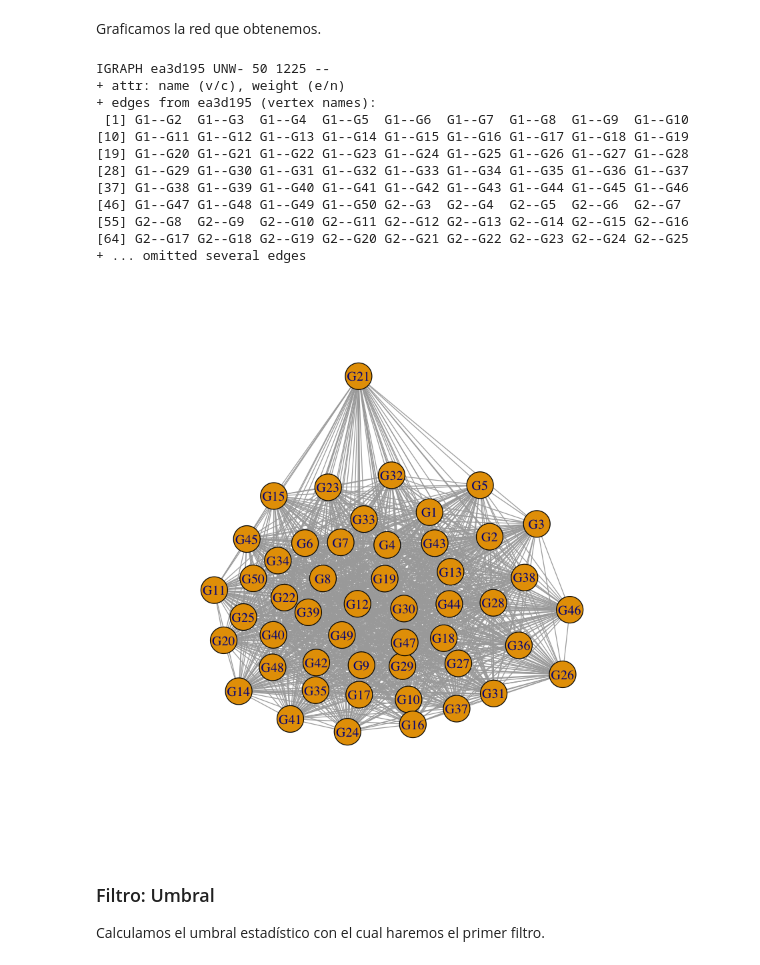
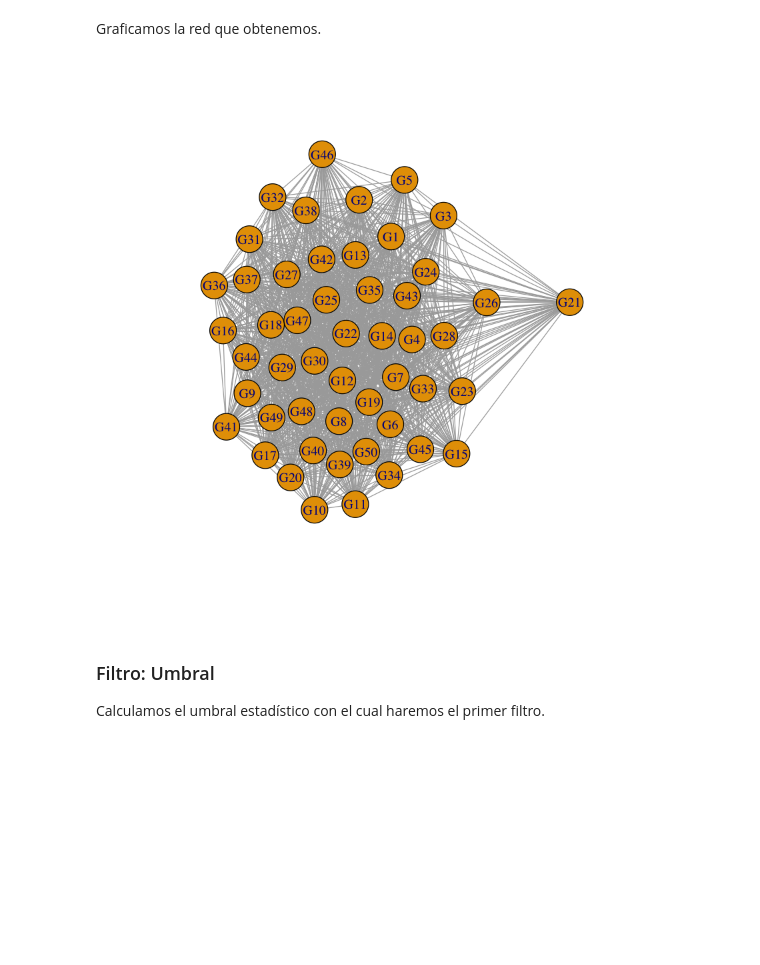
Before and after one commit to Yuriyama/Aracne, a Jupyter notebook: Aracne_R.ipynb, the cells around one changed output. Drawn from its saved outputs; the diff is of its cells as text; code cells hidden in the pictures; blank space fills up the shorter version.

```diff
--- a/Aracne_R.ipynb
+++ b/Aracne_R.ipynb
@@ -92,23 +92,10 @@ Graficamos la red que obtenemos.
 # %%
 #Veamos la red
 
 g0 <- graph_from_adjacency_matrix(matriz_MI, mode = "undirected", weighted = TRUE)
-g0
 plot(g0)
 # %% [output]
-IGRAPH ea3d195 UNW- 50 1225 --
-+ attr: name (v/c), weight (e/n)
-+ edges from ea3d195 (vertex names):
- [1] G1--G2  G1--G3  G1--G4  G1--G5  G1--G6  G1--G7  G1--G8  G1--G9  G1--G10
-[10] G1--G11 G1--G12 G1--G13 G1--G14 G1--G15 G1--G16 G1--G17 G1--G18 G1--G19
-[19] G1--G20 G1--G21 G1--G22 G1--G23 G1--G24 G1--G25 G1--G26 G1--G27 G1--G28
-[28] G1--G29 G1--G30 G1--G31 G1--G32 G1--G33 G1--G34 G1--G35 G1--G36 G1--G37
-[37] G1--G38 G1--G39 G1--G40 G1--G41 G1--G42 G1--G43 G1--G44 G1--G45 G1--G46
-[46] G1--G47 G1--G48 G1--G49 G1--G50 G2--G3  G2--G4  G2--G5  G2--G6  G2--G7
-[55] G2--G8  G2--G9  G2--G10 G2--G11 G2--G12 G2--G13 G2--G14 G2--G15 G2--G16
-[64] G2--G17 G2--G18 G2--G19 G2--G20 G2--G21 G2--G22 G2--G23 G2--G24 G2--G25
-+ ... omitted several edges
-[figure, old version]
+[figure, new version]
 # %% [markdown]
 ### Filtro: Umbral
 
```
Also changed, not shown: parts of 5 cells of this notebook.
